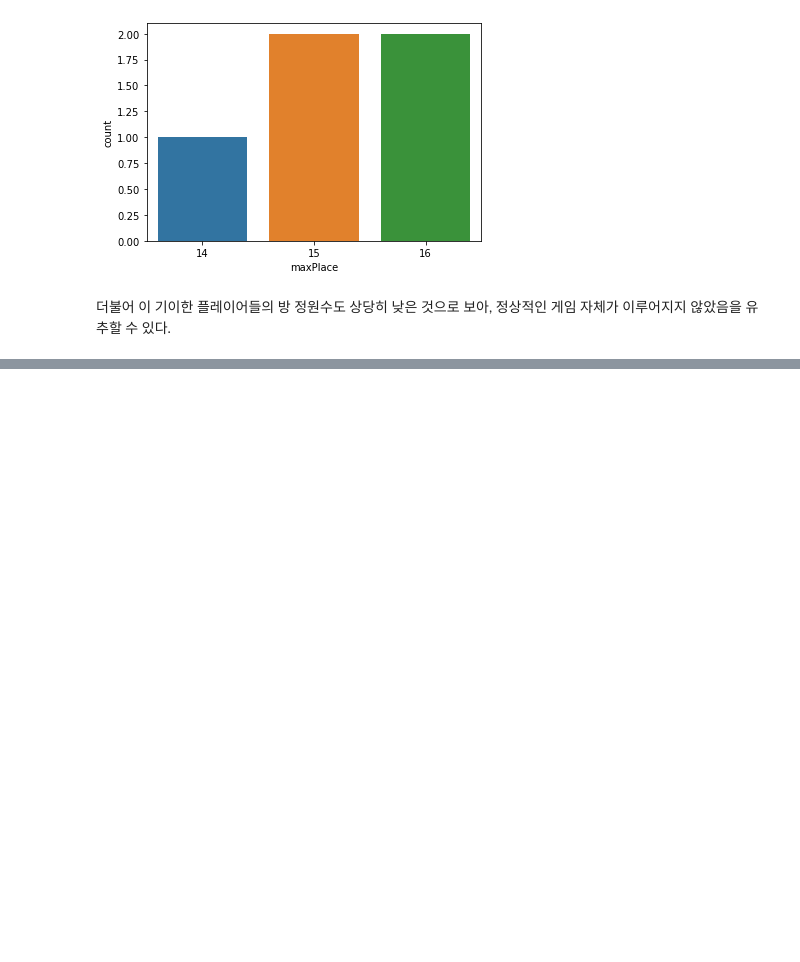
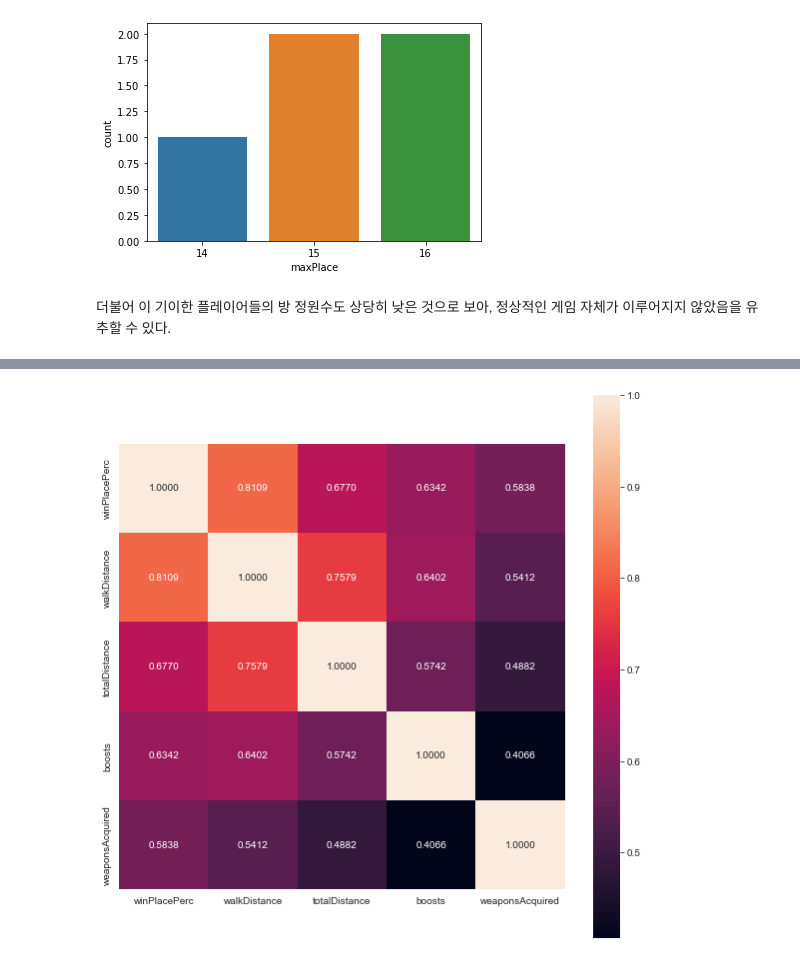
Before and after one commit to Modelling-project/pubg_modelling, a Jupyter notebook: PUBG_EDA_Final.ipynb, the cells around one changed output, grey strips where cells are left out. Drawn from its saved outputs; the diff is of its cells as text; code cells hidden in the pictures; blank space fills up the shorter version.

```diff
--- a/PUBG_EDA_Final.ipynb
+++ b/PUBG_EDA_Final.ipynb
@@ -1378,0 +1408,8 @@ sns.countplot(data = train, x = train[(train.winPlacePerc==0)&(train.heals>10)&(
+# %%
+plt.figure(figsize=(10, 10))
+cols = train.corr().nlargest(5, 'winPlacePerc')['winPlacePerc'].index
+data = np.corrcoef(train[cols].values.T)
+sns.heatmap(data, cbar=True, annot=True, square=True, fmt='.4f', annot_kws={'size': 10}, xticklabels=cols.values, yticklabels=cols.values)
+plt.show()
+# %% [output]
+[figure, added]
```
Also changed, not shown: parts of 19 cells of this notebook.
